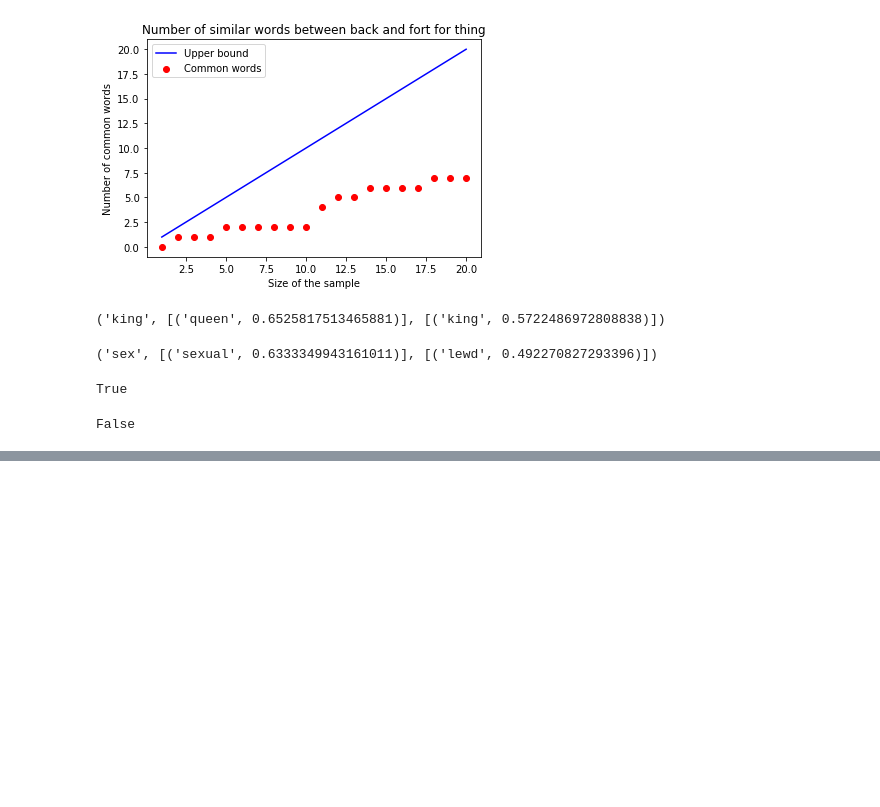
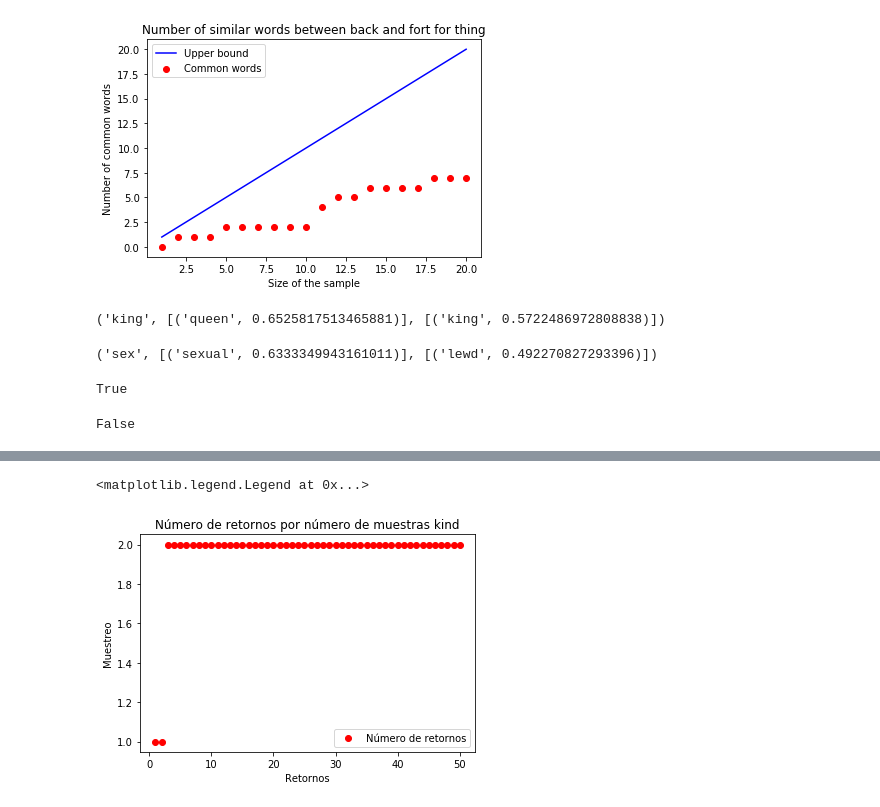
Before and after one commit to MGijon/Python-Notebook-s, a Jupyter notebook: Gensim/Word2Vec Playground.ipynb, the cells around one changed output, grey strips where cells are left out. Drawn from its saved outputs; the diff is of its cells as text; code cells hidden in the pictures; blank space fills up the shorter version.

```diff
--- a/Gensim/Word2Vec Playground.ipynb
+++ b/Gensim/Word2Vec Playground.ipynb
@@ -377,0 +430,20 @@ False
+# %%
+# antes de pasar a la relación inversa, miremos cómo cambia por número de elementos
+Tope = 50
+word = 'kind'
+eje_x = [x for x in range(1, Tope + 1)]
+eje_y = []
+# la forma naive de usar la función anterior nos obligaría a repetir los cálculos cada vez, recordar la fórmula de
+# gauss para saber exáctamente cuántas veces
+# hacemos esto para poder asumir  que si tomamos valores más alejados la probabilidad de coincidencia cae hasta 0
+for i in range(1, Tope + 1):
+    eje_y.append(numero_retornosM(word, Tope = i))
+plt.axis('auto')
+plt.scatter(eje_x, eje_y , color = 'red', label = 'Número de retornos')
+plt.title('Número de retornos por número de muestras ' + word)
+plt.xlabel('Retornos')
+plt.ylabel('Muestreo')
+plt.legend()
+# %% [output]
+<matplotlib.legend.Legend at 0x...>
+[figure, added]
```
Also changed, not shown: parts of 14 cells of this notebook, 3 other files.
